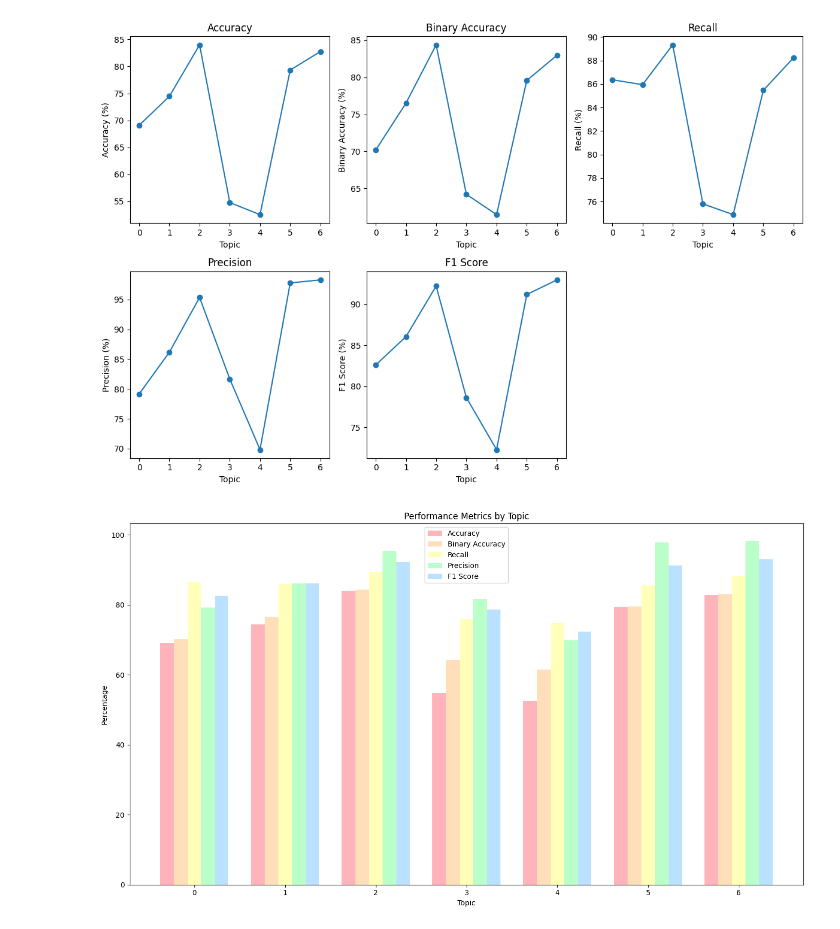
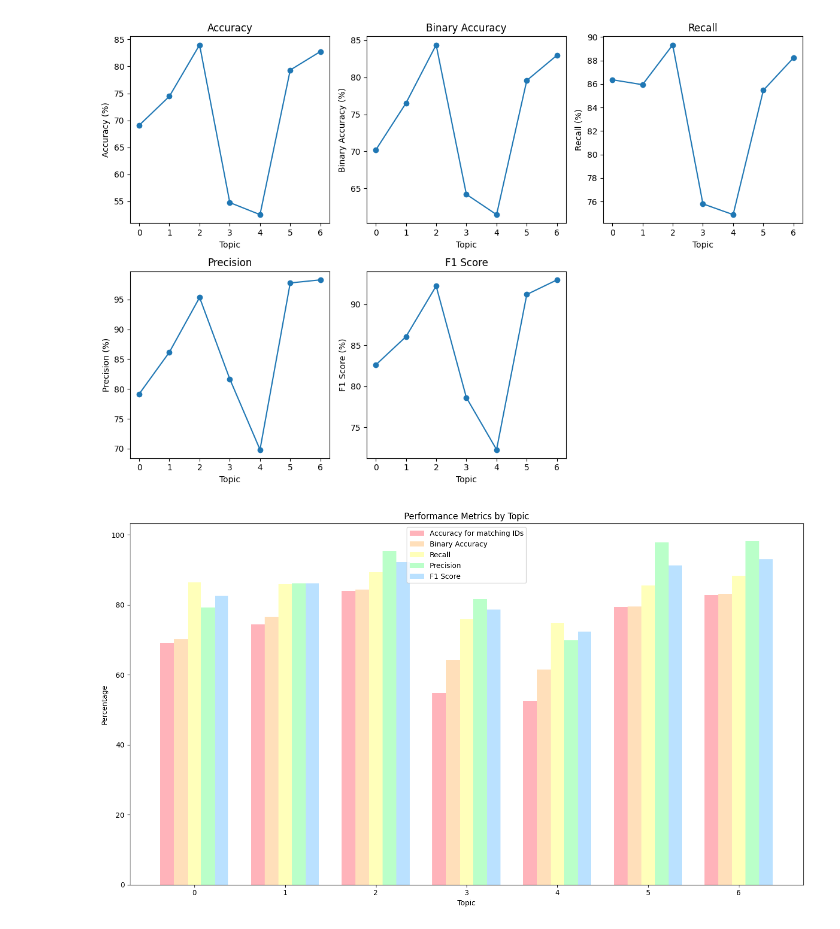
Before and after one commit to qas-lab/LaneyREU, a Jupyter notebook: Laney_REU_2024_draft3_no_summaries.ipynb, the cells around one changed output. Cells and saved outputs as stored; diff of their text form; code cells hidden in the pictures.

```diff
--- a/Laney_REU_2024_draft3_no_summaries.ipynb
+++ b/Laney_REU_2024_draft3_no_summaries.ipynb
@@ -546,8 +250,0 @@ Precision value (percentage):% 3
-# %%
-# Assuming you have true positive (TP) and false negative (FN) counts
-FN = len(missing_values_exp)  # False negatives (Experimental_Duplicate_ID missing but Duplicated_issue present)
-
-# Calculate recall
-recall = TP / (TP + FN)
-
-print("Recall value:", recall)
@@ -679,6 +363,6 @@ print(recall(topic_0_df))
 # %%
 def f1(topic_x_df):
     recallVal=recall(topic_x_df)
-    precisonVal=precison(topic_x_df)
-    f1=2*((recallVal*precisonVal)/(precisonVal+recallVal))
+    precisionVal=precision(topic_x_df)
+    f1=2*((recallVal*precisionVal)/(precisionVal+recallVal))
     return f1
@@ -756,7 +442,7 @@ for x in range(7):
     recallVal = recall(df) * 100
     print(f"Recall for topic {x} is %{recallVal:.2f}")
 
-    precisionVal = precison(df) * 100
+    precisionVal = precision(df) * 100
     print(f"Precision for topic {x} is %{precisionVal:.2f}")
 
     f1Val = f1(df) * 100
@@ -904,7 +520,7 @@ binary_accuracy_values = []
 recall_values = []
 precision_values = []
 f1_values = []
-
+topic_dfs = [topic_0_df, topic_1_df, topic_2_df, topic_3_df, topic_4_df, topic_5_df, topic_6_df]
 # Perform the analysis and store the results
 for x in range(7):
     df = topic_dfs[x]
@@ -1107,27 +617,27 @@ plt.show()
 # %%
 # Plot the results
 topics = range(7)
 bar_width = 0.15
 index = np.arange(len(topics))
 
 fig, ax = plt.subplots(figsize=(14, 8))
 
 # Define pastel rainbow colors
 colors = ['#FFB3BA', '#FFDFBA', '#FFFFBA', '#BAFFC9', '#BAE1FF']
 
-bar1 = plt.bar(index, accuracy_values, bar_width, label='Accuracy', color=colors[0])
+bar1 = plt.bar(index, accuracy_values, bar_width, label='Accuracy for matching IDs', color=colors[0])
 bar2 = plt.bar(index + bar_width, binary_accuracy_values, bar_width, label='Binary Accuracy', color=colors[1])
 bar3 = plt.bar(index + 2 * bar_width, recall_values, bar_width, label='Recall', color=colors[2])
 bar4 = plt.bar(index + 3 * bar_width, precision_values, bar_width, label='Precision', color=colors[3])
 bar5 = plt.bar(index + 4 * bar_width, f1_values, bar_width, label='F1 Score', color=colors[4])
 
 plt.xlabel('Topic')
 plt.ylabel('Percentage')
 plt.title('Performance Metrics by Topic')
 plt.xticks(index + 2 * bar_width, topics)
-plt.legend()
+plt.legend(loc="upper center")
 
 plt.tight_layout()
 plt.show()
 # %% [output]
-[figure, old version]
+[figure, new version]
```
Also changed, not shown: parts of 33 cells of this notebook.
